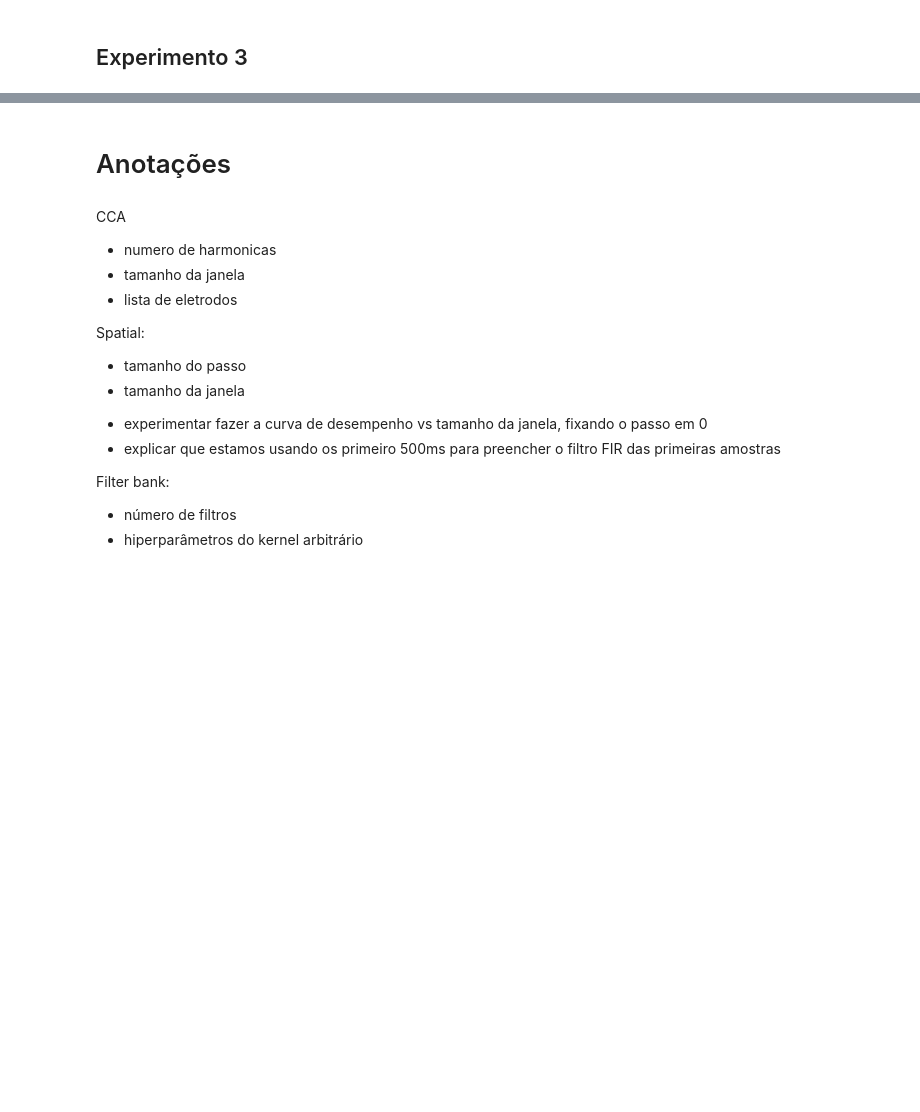
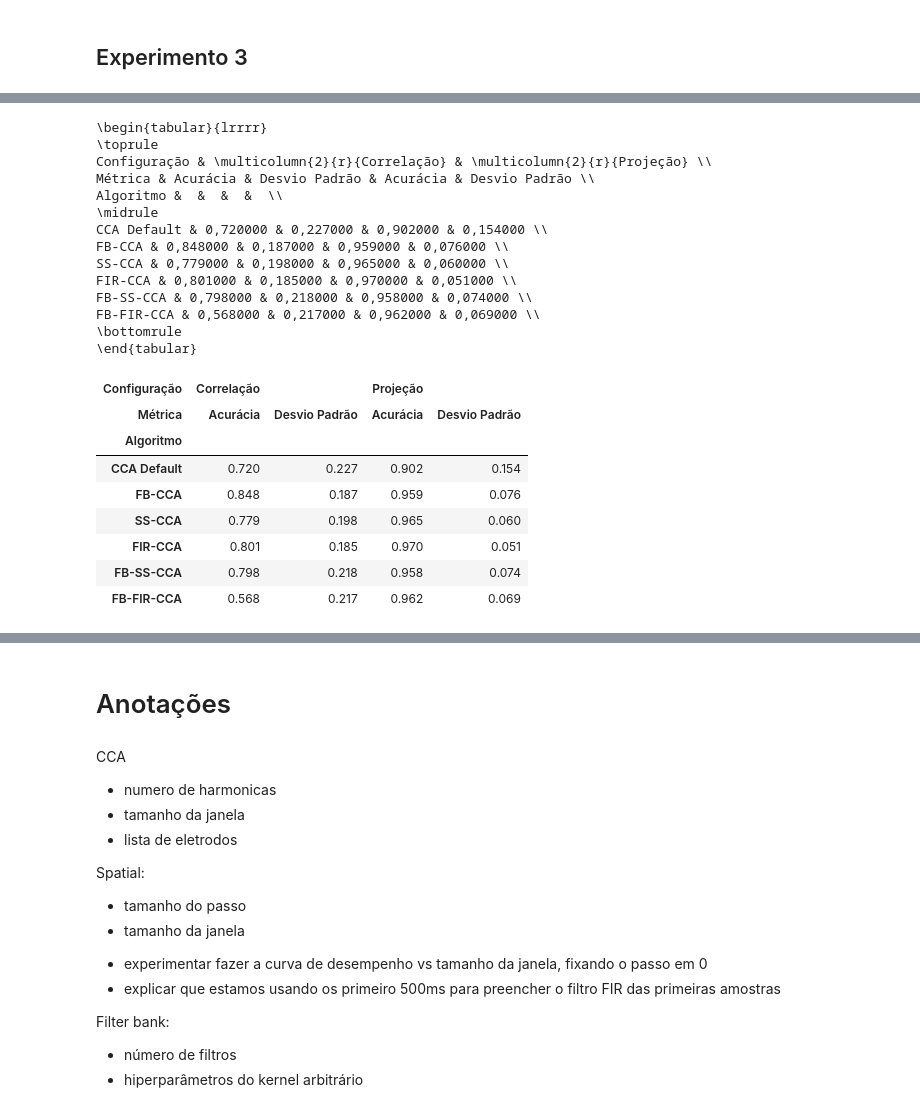
Before and after one commit to cerqueirajc/ssvep-bci-project, a Jupyter notebook: notebooks/display_results_2.ipynb, the cells around one changed output, grey strips where cells are left out. Saved outputs shown, nothing was run; the diff lists cells and outputs as text; code cells hidden in the pictures; blank space fills up the shorter version.

```diff
--- a/notebooks/display_results_2.ipynb
+++ b/notebooks/display_results_2.ipynb
@@ -273,3 +443,50 @@ overall_2s["Algoritmo"] = overall_2s["run"].apply(clean_run_name)
+# %%
+algorithm_name_map = {
+    "Default_CCA": "CCA Default",
+    "SS-CCA_(3,1)": "SS-CCA",
+    "SS-CCA_(0,5)": "FIR-CCA",
+    "Filterbank_CCA": "FB-CCA",
+    "Filterbank_SS-CCA_(3,1)": "FB-SS-CCA",
+    "Filterbank_SS-CCA_(0,5)": "FB-FIR-CCA",
+}
+
+algorithm_order = [
+    "CCA Default",
+    "FB-CCA",
+    "SS-CCA",
+    "FIR-CCA",
+    "FB-SS-CCA",
+    "FB-FIR-CCA",
+]
+
+overall_2s_pivot.index = overall_2s_pivot.index.map(algorithm_name_map)
+# %%
+print(overall_2s_pivot.loc[algorithm_order].to_latex(decimal=","))
+overall_2s_pivot.loc[algorithm_order]
+# %% [output]
+\begin{tabular}{lrrrr}
+\toprule
+Configuração & \multicolumn{2}{r}{Correlação} & \multicolumn{2}{r}{Projeção} \\
+Métrica & Acurácia & Desvio Padrão & Acurácia & Desvio Padrão \\
+Algoritmo &  &  &  &  \\
+\midrule
+CCA Default & 0,720000 & 0,227000 & 0,902000 & 0,154000 \\
+FB-CCA & 0,848000 & 0,187000 & 0,959000 & 0,076000 \\
+SS-CCA & 0,779000 & 0,198000 & 0,965000 & 0,060000 \\
+FIR-CCA & 0,801000 & 0,185000 & 0,970000 & 0,051000 \\
+FB-SS-CCA & 0,798000 & 0,218000 & 0,958000 & 0,074000 \\
+FB-FIR-CCA & 0,568000 & 0,217000 & 0,962000 & 0,069000 \\
+\bottomrule
+\end{tabular}
+| Configuração | Correlação |  | Projeção |  |
+| Métrica | Acurácia | Desvio Padrão | Acurácia | Desvio Padrão |
+| Algoritmo |  |  |  |  |
+| CCA Default | 0.720 | 0.227 | 0.902 | 0.154 |
+| FB-CCA | 0.848 | 0.187 | 0.959 | 0.076 |
+| SS-CCA | 0.779 | 0.198 | 0.965 | 0.060 |
+| FIR-CCA | 0.801 | 0.185 | 0.970 | 0.051 |
+| FB-SS-CCA | 0.798 | 0.218 | 0.958 | 0.074 |
+| FB-FIR-CCA | 0.568 | 0.217 | 0.962 | 0.069 |
 # %%
 overall_2s = overall_2s.set_index(["Configuracao", "Algoritmo"])["Acurácia"].unstack(0).iloc[[
     0, 5, 4, 1, 3, 2
```
Also changed, not shown: parts of 27 cells of this notebook, 15 other files.
